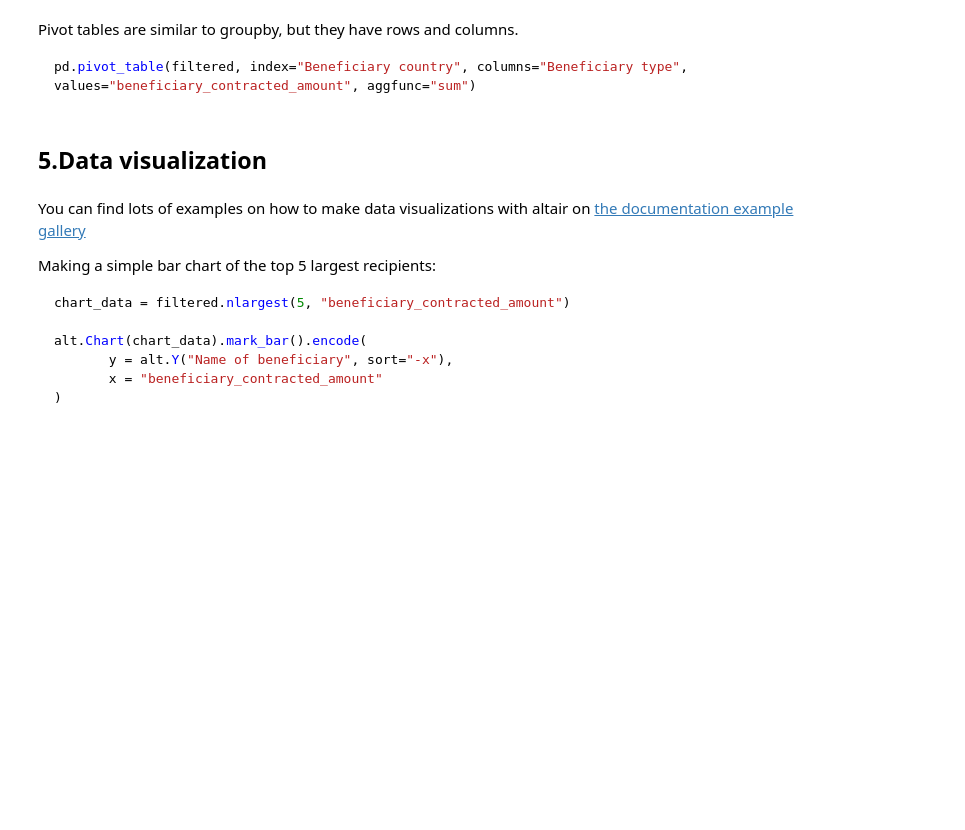
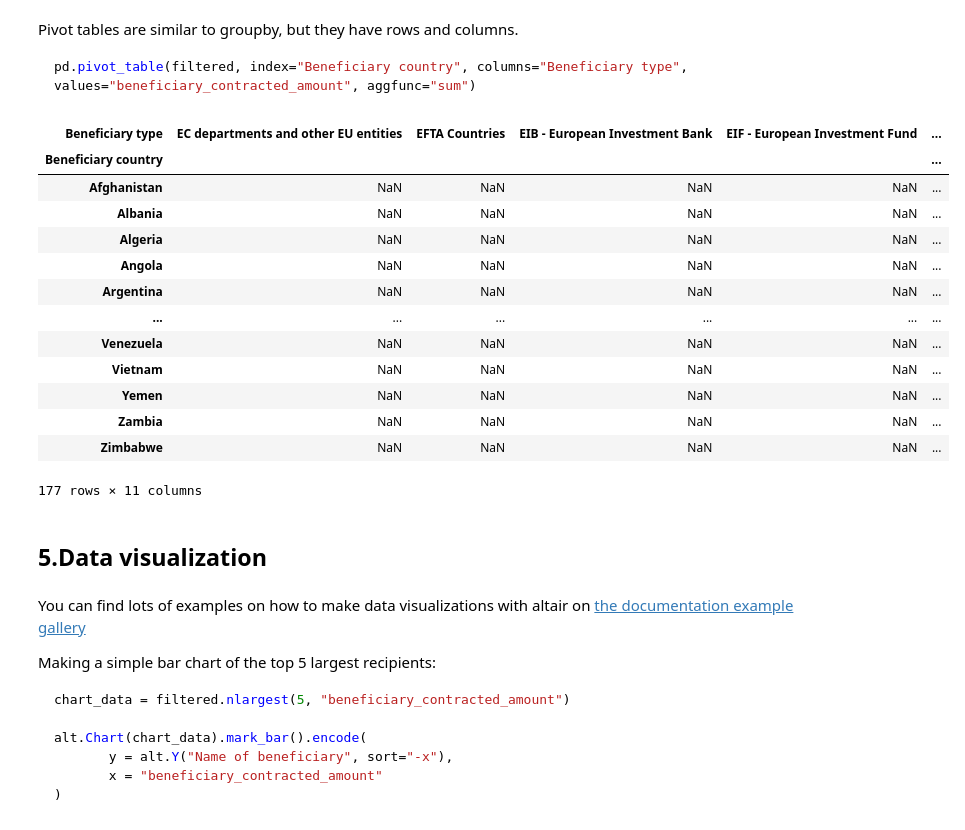
Before and after one commit to zufanka/2022-MIJ-PYTHON, a Jupyter notebook: 2-pandas.ipynb, the cells around one changed output. Drawn from its saved outputs; the diff is of its cells as text; code cells hidden in the pictures; blank space fills up the shorter version.

````diff
--- a/2-pandas.ipynb
+++ b/2-pandas.ipynb
@@ -213,6 +442,23 @@ Pivot tables are similar to groupby, but they have rows and columns.
 ```python
 pd.pivot_table(filtered, index="Beneficiary country", columns="Beneficiary type", values="beneficiary_contracted_amount", aggfunc="sum")
 ```
+# %%
+pd.pivot_table(filtered, index="Beneficiary country", columns="Beneficiary type", values="beneficiary_contracted_amount", aggfunc="sum")
+# %% [output]
+| Beneficiary type | EC departments and other EU entities | EFTA Countries | EIB - European Investment Bank | EIF - European Investment Fund | ... |
+| Beneficiary country |  |  |  |  | ... |
+| Afghanistan | NaN | NaN | NaN | NaN | ... |
+| Albania | NaN | NaN | NaN | NaN | ... |
+| Algeria | NaN | NaN | NaN | NaN | ... |
+| Angola | NaN | NaN | NaN | NaN | ... |
+| Argentina | NaN | NaN | NaN | NaN | ... |
+| ... | ... | ... | ... | ... | ... |
+| Venezuela | NaN | NaN | NaN | NaN | ... |
+| Vietnam | NaN | NaN | NaN | NaN | ... |
+| Yemen | NaN | NaN | NaN | NaN | ... |
+| Zambia | NaN | NaN | NaN | NaN | ... |
+| Zimbabwe | NaN | NaN | NaN | NaN | ... |
+177 rows × 11 columns
 # %% [markdown]
 ## 5.Data visualization
 # %%
````
Also changed, not shown: parts of 25 cells of this notebook.
